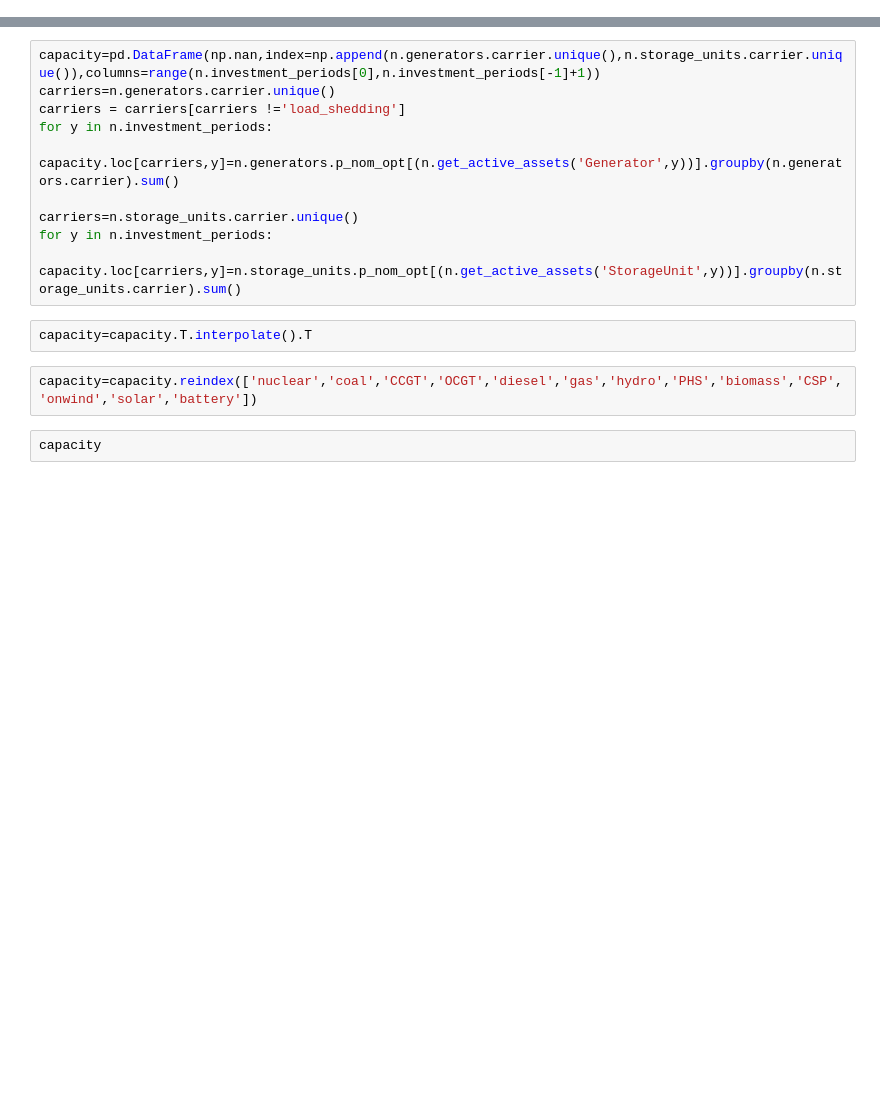
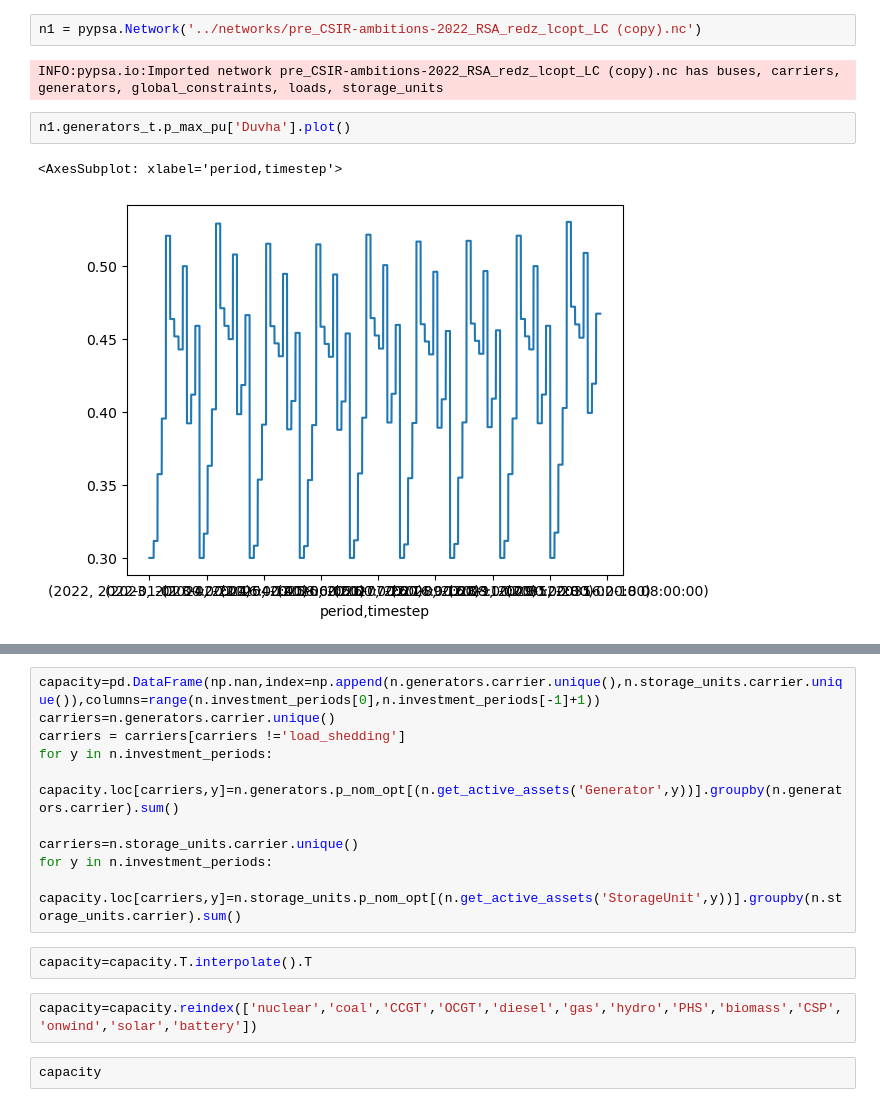
Before and after one commit to PyPSA/pypsa-za, a Jupyter notebook: notebooks/general_playground.ipynb, the cells around one changed output, grey strips where cells are left out. Drawn from its saved outputs; the diff is of its cells as text; blank space fills up the shorter version.

```diff
--- a/notebooks/general_playground.ipynb
+++ b/notebooks/general_playground.ipynb
@@ -27,0 +76,9 @@ ERROR 1: PROJ: proj_create_from_database: Open of /home/pklein/anaconda3/envs/py
+# %%
+n1 = pypsa.Network('../networks/pre_CSIR-ambitions-2022_RSA_redz_lcopt_LC (copy).nc')
+# %% [output]
+INFO:pypsa.io:Imported network pre_CSIR-ambitions-2022_RSA_redz_lcopt_LC (copy).nc has buses, carriers, generators, global_constraints, loads, storage_units
+# %%
+n1.generators_t.p_max_pu['Duvha'].plot()
+# %% [output]
+<AxesSubplot: xlabel='period,timestep'>
+[figure, added]
```
Also changed, not shown: parts of 44 cells of this notebook, 56 other files.
